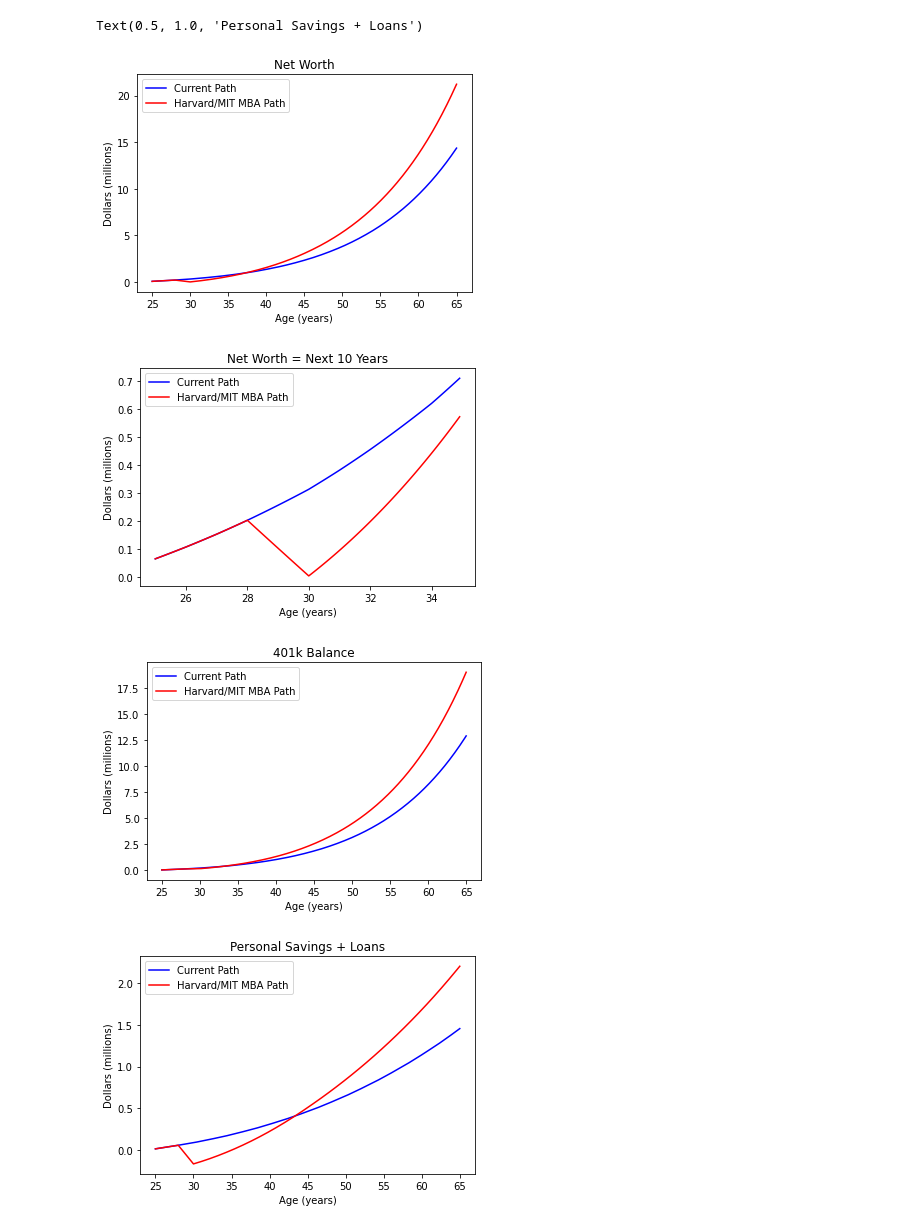
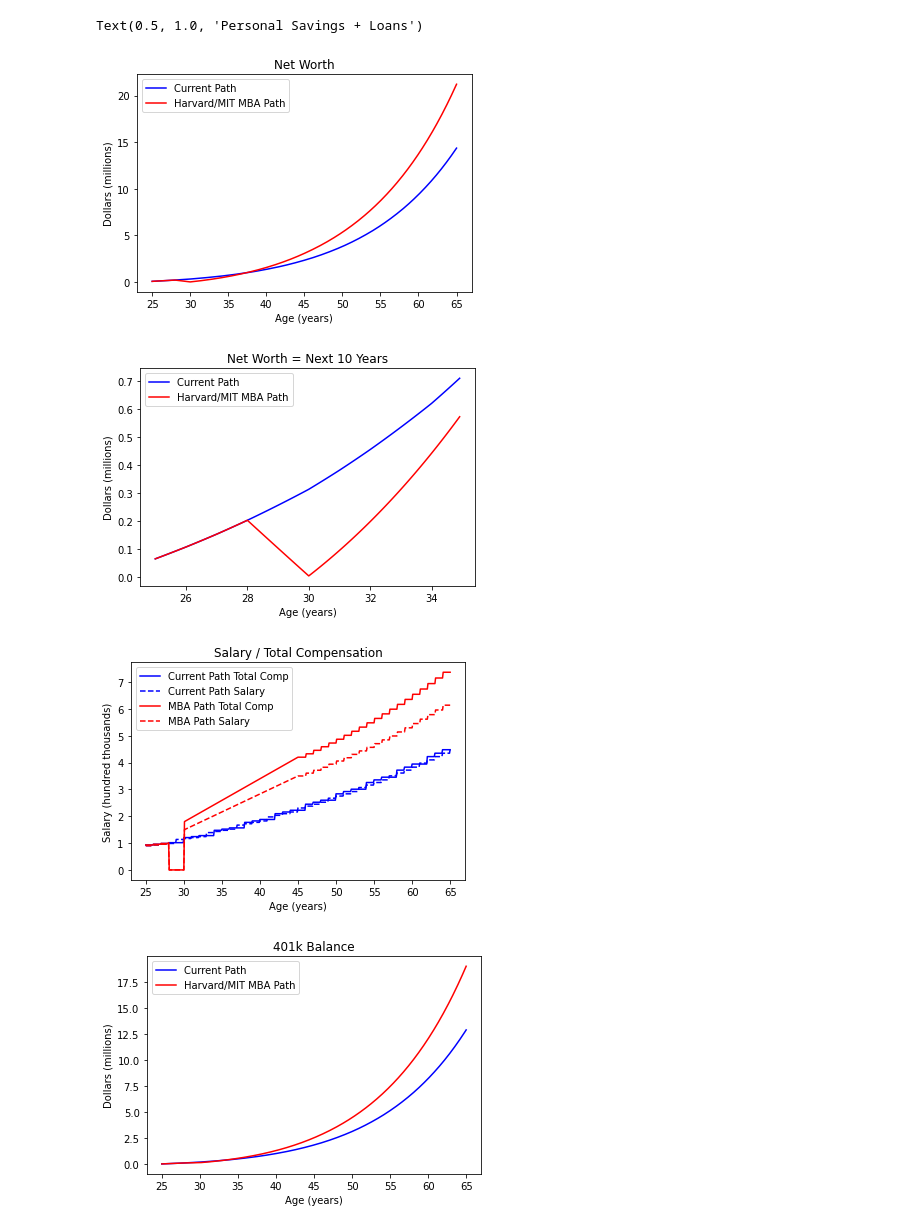
Before and after one commit to athornton1618/Sandbox, a Jupyter notebook: MBA_Earning_Comparison.ipynb, the cells around one changed output. Cells and saved outputs as stored; diff of their text form; code cells hidden in the pictures.

Commit message:
Added plot for salary vs base compensation

```diff
--- a/MBA_Earning_Comparison.ipynb
+++ b/MBA_Earning_Comparison.ipynb
@@ -37,6 +37,11 @@ common_savings[0] = Personal_savings
 net_worth = np.zeros(num_months_total+1)
 net_worth[0] = common_savings[0] + common_401[0]
 
+salary_common = np.zeros(num_months_total+1)
+salary_common[0] = base_salary
+total_comp_common = np.zeros(num_months_total+1)
+total_comp_common[0] = Total_comp
+
 for month in range(1,num_months_common+1):
     common_401[month] = common_401[month-1]*(1+ Annual_ROR/(12*100)) + (Personal_401_contribution/100)*Total_comp/12 + (Employer_401_contribution/100)*Total_comp/12
     common_savings[month] = common_savings[month-1] + (Personal_savings_contribution/100)*Total_comp/12
@@ -45,6 +50,8 @@ for month in range(1,num_months_common+1):
     if (month % 12 == 0): #update salary each year by 3%
         base_salary = base_salary*(1.03)
         Total_comp = base_salary*(1.03)
+    salary_common[month] = base_salary
+    total_comp_common[month] = Total_comp
 
 #print(common_401)
 #print(common_savings)
@@ -59,6 +66,8 @@ num_months = num_months_total - num_months_common
 current_path_401 = np.copy(common_401)
 current_path_savings = np.copy(common_savings)
 current_path_net_worth = np.copy(net_worth)
+current_path_salary = np.copy(salary_common)
+current_path_total_comp = np.copy(total_comp_common)
 
 for month in range(num_months_common+1,num_months_total+1):
     current_path_401[month] = current_path_401[month-1]*(1+ Annual_ROR/(12*100)) + (Personal_401_contribution/100)*Total_comp/12 + (Employer_401_contribution/100)*Total_comp/12
@@ -70,16 +79,20 @@ for month in range(num_months_common+1,num_months_total+1):
     elif (month % 12 == 0):
         base_salary = base_salary*(1.03)
         Total_comp = base_salary*(1.03)
+    current_path_salary[month] = base_salary
+    current_path_total_comp[month] = Total_comp
 
 ############# CHOOSE MBA ###############
 #MBA assumptions
 Annual_MBA_Total_Cost = 111818 #https://poetsandquants.com/2020/11/30/what-a-harvard-mba-now-costs-2/?pq-category=business-school-news&pq-category-2=financing-your-mba
 base_salary = 150000
-starting_salary = (base_salary)*1.2 #big bonus for MBA, 30k typical for 150k
+Total_comp = (base_salary)*1.2 #big bonus for MBA, 30k typical for 150k
 
 MBA_path_401 = np.copy(common_401)
 MBA_path_savings = np.copy(common_savings)
 MBA_path_net_worth = np.copy(net_worth)
+MBA_path_salary = np.copy(salary_common)
+MBA_path_total_comp = np.copy(total_comp_common)
 
 end_MBA = 2*12 + num_months_common+1 #2 year full time MBA
 
@@ -88,23 +101,31 @@ for month in range(num_months_common+1,end_MBA):
     MBA_path_401[month] = MBA_path_401[month-1]*(1+ Annual_ROR/(12*100)) #Accumulates interest, no contributions
     MBA_path_savings[month] = MBA_path_savings[month-1] - 111818/12
     MBA_path_net_worth[month] = MBA_path_401[month] + MBA_path_savings[month]
+    MBA_path_salary[month] = 0
+    MBA_path_total_comp[month] = 0
 
 #Post MBA to  10 years out -> https://www.reddit.com/r/MBA/comments/ipvy7l/what_are_salaries_like_10_years_post_mba/
 mid_career_base_salary = 350000 #Approximate w/ linear increase from initial base to mid career base
 years_to_mid_career = 15
-Total_comp_MBA = np.linspace(starting_salary,mid_career_base_salary*1.2,years_to_mid_career*12) #reach mid career salary 15 years in
+salary_MBA = np.linspace(base_salary,mid_career_base_salary,years_to_mid_career*12) #reach mid career salary 15 years in
+Total_comp_MBA = np.linspace(Total_comp,mid_career_base_salary*1.2,years_to_mid_career*12) #reach mid career salary 15 years in
 i = 0
 for month in range(end_MBA,num_months_total+1):
     if i < years_to_mid_career*12:
         Total_comp = Total_comp_MBA[i]
+        base_salary = salary_MBA[i]
     elif (i == years_to_mid_career*12):
         Total_comp = Total_comp_MBA[-1] #Reached mid career salary
+        base_salary = salary_MBA[-1]
     elif (i > years_to_mid_career*12 and i % 12 == 0):
         Total_comp = Total_comp*1.03 #3% raise each year
+        base_salary = base_salary*1.03
 
     MBA_path_401[month] = MBA_path_401[month-1]*(1+ Annual_ROR/(12*100)) + (Personal_401_contribution/100)*Total_comp/12 + (Employer_401_contribution/100)*Total_comp/12
     MBA_path_savings[month] = MBA_path_savings[month-1] + (Personal_savings_contribution/100)*Total_comp/12
     MBA_path_net_worth[month] = MBA_path_401[month] + MBA_path_savings[month]
+    MBA_path_salary[month] = base_salary
+    MBA_path_total_comp[month] = Total_comp
     i+=1
 
 
@@ -122,32 +143,42 @@ plt.ylabel("Dollars (millions)")
 plt.legend()
 plt.title("Net Worth")
 
 fig = plt.figure()
 plt.plot(age_next_10,current_path_net_worth[0:len(age_next_10)]/1e6,'b',label="Current Path")
 plt.plot(age_next_10,MBA_path_net_worth[0:len(age_next_10)]/1e6,'r',label="Harvard/MIT MBA Path")
 plt.xlabel("Age (years)")
 plt.ylabel("Dollars (millions)")
 plt.legend()
 plt.title("Net Worth = Next 10 Years")
 
 fig = plt.figure()
+plt.plot(age,current_path_total_comp/1e5,'b',label="Current Path Total Comp")
+plt.plot(age,current_path_salary/1e5,'b--',label="Current Path Salary")
+plt.plot(age,MBA_path_total_comp/1e5,'r',label="MBA Path Total Comp")
+plt.plot(age,MBA_path_salary/1e5,'r--',label="MBA Path Salary")
+plt.xlabel("Age (years)")
+plt.ylabel("Salary (hundred thousands)")
+plt.legend()
+plt.title("Salary / Total Compensation")
+
+fig = plt.figure()
 plt.plot(age,current_path_401/1e6,'b',label="Current Path")
 plt.plot(age,MBA_path_401/1e6,'r',label="Harvard/MIT MBA Path")
 plt.xlabel("Age (years)")
 plt.ylabel("Dollars (millions)")
 plt.legend()
 plt.title("401k Balance")
 
 fig = plt.figure()
 plt.plot(age,current_path_savings/1e6,'b',label="Current Path")
 plt.plot(age,MBA_path_savings/1e6,'r',label="Harvard/MIT MBA Path")
 plt.xlabel("Age (years)")
 plt.ylabel("Dollars (millions)")
 plt.legend()
 plt.title("Personal Savings + Loans")
 # %% [output]
 Text(0.5, 1.0, 'Personal Savings + Loans')
 [figure]
 [figure]
-[figure, old version]
+[figure, new version]
-[figure, old version]
+[figure, new version]
```
Also changed, not shown: parts of 1 cell of this notebook.
